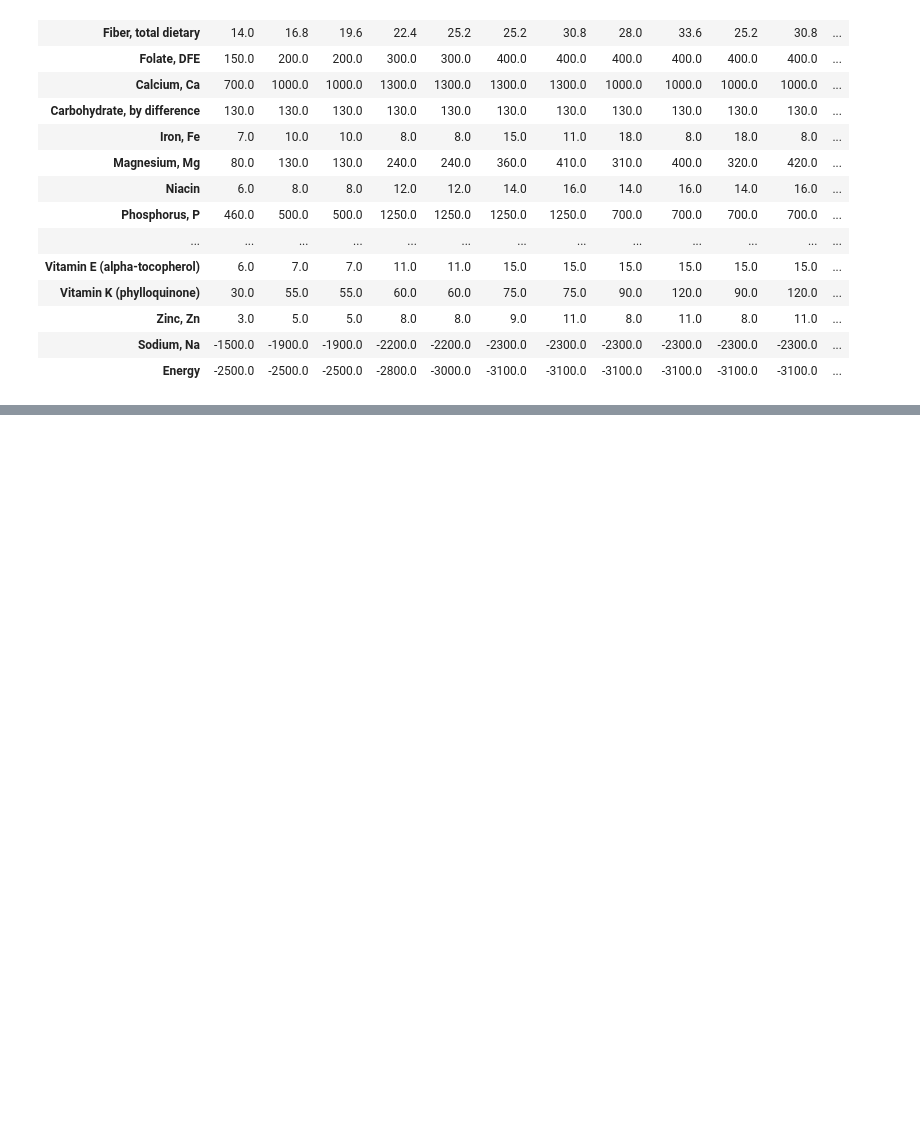
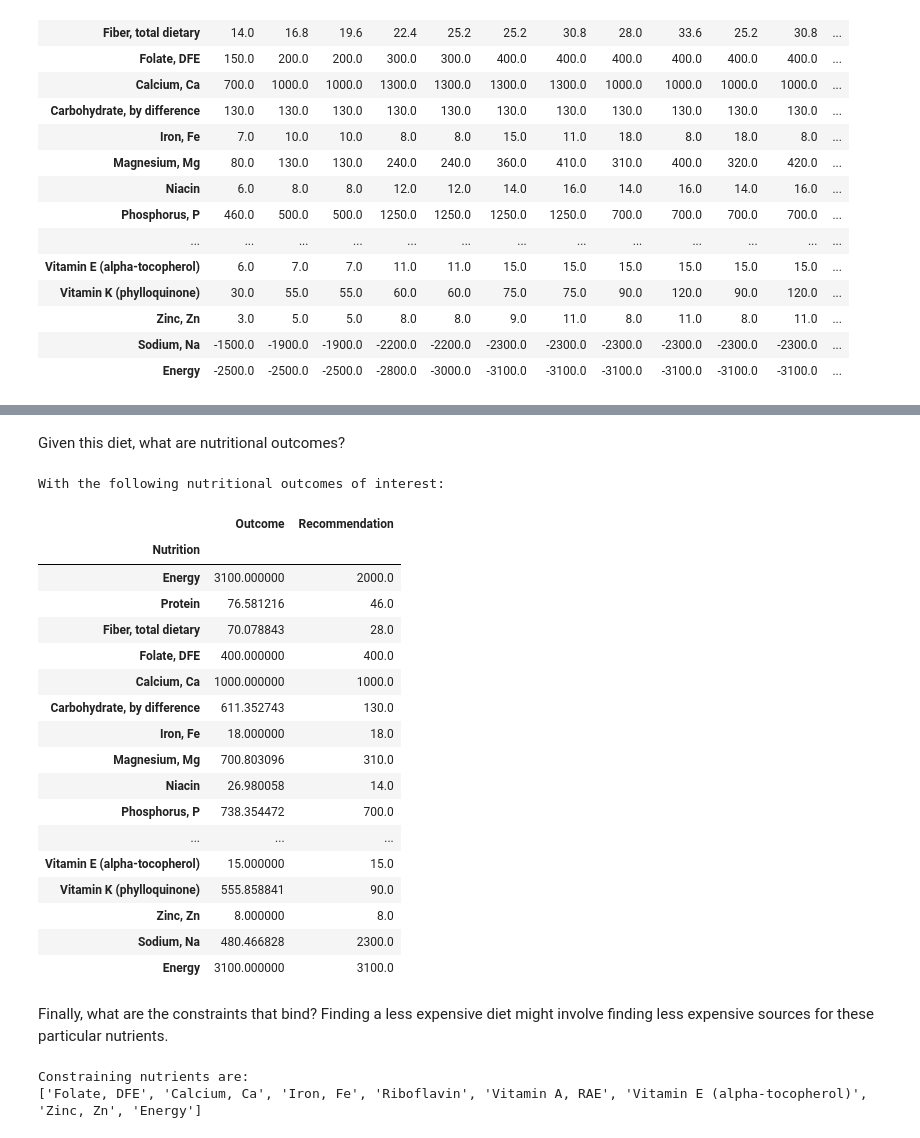
Before and after one commit to marcaina16/EEP-153---Project-2, a Jupyter notebook: proj2_notebook.ipynb, the cells around one changed output, grey strips where cells are left out. Saved outputs shown, nothing was run; the diff lists cells and outputs as text; code cells hidden in the pictures; blank space fills up the shorter version.

Commit message:
Solution Part 2

```diff
--- a/proj2_notebook.ipynb
+++ b/proj2_notebook.ipynb
@@ -340,0 +349,13 @@ b
+# %%
+tol = 1e-6 # Numbers in solution smaller than this (in absolute value) treated as zeros
+
+## Choose sex/age group!
+group = "F 19-30"
+
+# Now solve problem!  (Note that the linear program solver we'll use assumes
+# "less-than-or-equal" constraints.  We can switch back and forth by
+# multiplying $A$ and $b$ by $-1$.)
+
+result = lp(p, -A, -b[group], method='highs')
+
+result
@@ -340,0 +390,6 @@ b
+# %%
+# Put back into nice series
+diet = pd.Series(result.x,index=p.index)
+
+print("\nYou'll be eating (in 100s of grams or milliliters):")
+print(diet[diet >= tol])  # Drop items with quantities less than precision of calculation.
@@ -340,0 +407,35 @@ b
+# %% [markdown]
+Given this diet, what are nutritional outcomes?
+# %%
+tab = pd.DataFrame({"Outcome":np.abs(A).dot(diet),"Recommendation":np.abs(b[group])})
+print("\nWith the following nutritional outcomes of interest:")
+tab
+# %% [output]
+With the following nutritional outcomes of interest:
+|  | Outcome | Recommendation |
+| Nutrition |  |  |
+| Energy | 3100.000000 | 2000.0 |
+| Protein | 76.581216 | 46.0 |
+| Fiber, total dietary | 70.078843 | 28.0 |
+| Folate, DFE | 400.000000 | 400.0 |
+| Calcium, Ca | 1000.000000 | 1000.0 |
+| Carbohydrate, by difference | 611.352743 | 130.0 |
+| Iron, Fe | 18.000000 | 18.0 |
+| Magnesium, Mg | 700.803096 | 310.0 |
+| Niacin | 26.980058 | 14.0 |
+| Phosphorus, P | 738.354472 | 700.0 |
+| ... | ... | ... |
+| Vitamin E (alpha-tocopherol) | 15.000000 | 15.0 |
+| Vitamin K (phylloquinone) | 555.858841 | 90.0 |
+| Zinc, Zn | 8.000000 | 8.0 |
+| Sodium, Na | 480.466828 | 2300.0 |
+| Energy | 3100.000000 | 3100.0 |
+# %% [markdown]
+Finally, what are the constraints that bind?  Finding a less expensive diet might involve finding less expensive sources for these particular nutrients.
+# %%
+print("\nConstraining nutrients are:")
+excess = tab.diff(axis=1).iloc[:,1]
+print(excess.loc[np.abs(excess) < tol].index.tolist())
+# %% [output]
+Constraining nutrients are:
+['Folate, DFE', 'Calcium, Ca', 'Iron, Fe', 'Riboflavin', 'Vitamin A, RAE', 'Vitamin E (alpha-tocopherol)', 'Zinc, Zn', 'Energy']
```
Also changed, not shown: parts of 6 cells of this notebook.
